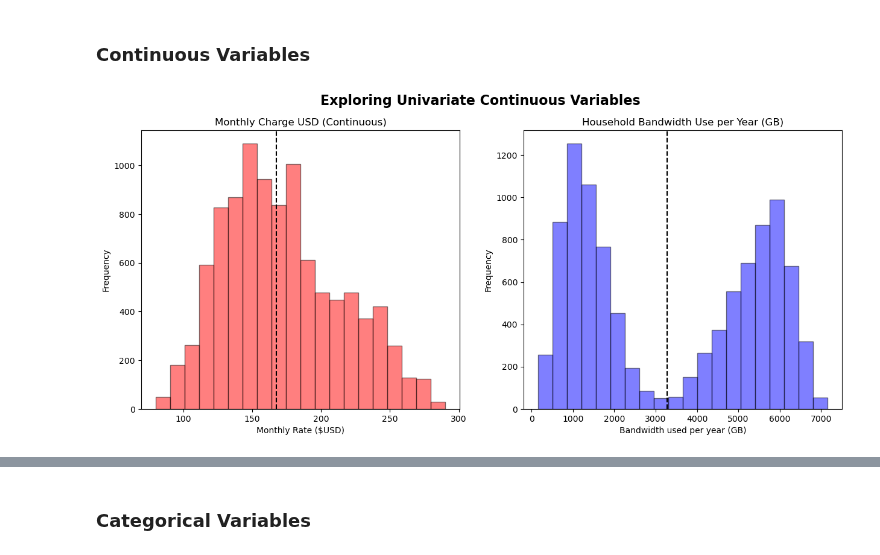
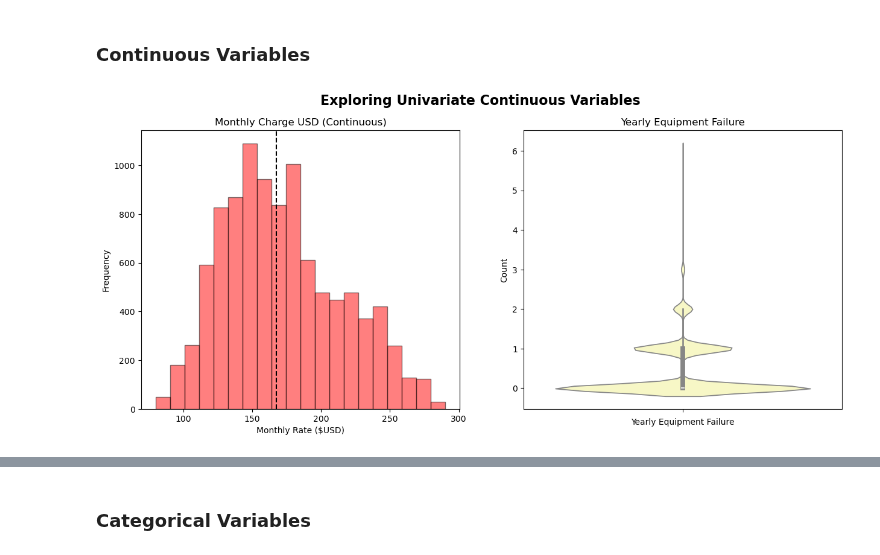
Before and after one commit to smmurdock/WGU-MSDA-DS, a Jupyter notebook: D207/Murdock_Shanay D207 PA Churn.ipynb, the cells around one changed output, grey strips where cells are left out. Cells and saved outputs as stored; diff of their text form; code cells hidden in the pictures.

```diff
--- a/D207/Murdock_Shanay D207 PA Churn.ipynb
+++ b/D207/Murdock_Shanay D207 PA Churn.ipynb
@@ -236,11 +236,7 @@ nominal_categories = ['area_type', 'time_zone',
 df[nominal_categories] = df[nominal_categories].astype('category')
 
 # Simplify gender responses
-gender_mapping_dict = {'Male': 'M',
-                      'Female': 'F',
-                      'Prefer not to answer': 'NA'}
 df[nominal_categories] = df[nominal_categories].astype('category')
-df['gender'] = df['gender'].replace(gender_mapping_dict)
 
 # Change variables to Booleans
 bool_mapping_dict = {'No': False, 'Yes': True}
@@ -352,40 +348,36 @@ A t-test compares the means of two groups, checking to see if they are statistic
 # %%
 # CONTINUOUS VARIABLES
 # monthly_charge, bandwidth_gb_year
 fig, ax = plt.subplots(1, 2, figsize=(15,6))
 
-fig.suptitle("Exploring Univariate Continuous Variables", fontsize=16, fontweight='bold')
+fig.suptitle("Exploring Univariate Continuous Variables",
+             fontsize=16,
+             fontweight='bold')
 
 # Left plot - outage_sec_per_week
 ax[0].hist(df.monthly_charge,
         bins=20,
         edgecolor='black',
         color='red',
         alpha=0.5);
 ax[0].axvline(df['monthly_charge'].median(),
               color='black',
               ls='dashed',
               label='Median Monthly Charge')
 ax[0].set(title="Monthly Charge USD (Continuous)",
          xlabel="Monthly Rate ($USD)",
          ylabel='Frequency')
 
-# Right plot - bandwidth_gb_year
-ax[1].hist(df.bandwidth_gb_year,
-        bins=20,
-        edgecolor='black',
-        color='blue',
-        alpha=0.5);
-ax[1].axvline(df['bandwidth_gb_year'].median(),
-              color='black',
-              ls='dashed',
-              label='Median Bandwidth GB Usage')
-ax[1].set(title="Household Bandwidth Use per Year (GB)",
-          xlabel="Bandwidth used per year (GB)",
-          ylabel="Frequency")
+# Right plot - yearly equipment failure
+sns.violinplot(df.yearly_equipment_failure,
+              ax=ax[1],
+              palette='Spectral');
+ax[1].set(title="Yearly Equipment Failure",
+        xlabel="Yearly Equipment Failure",
+        ylabel='Count')
 
 # Show the plots
 plt.show();
 # %% [output]
-[figure, old version]
+[figure, new version]
 # %%
```
Also changed, not shown: parts of 14 cells of this notebook.
